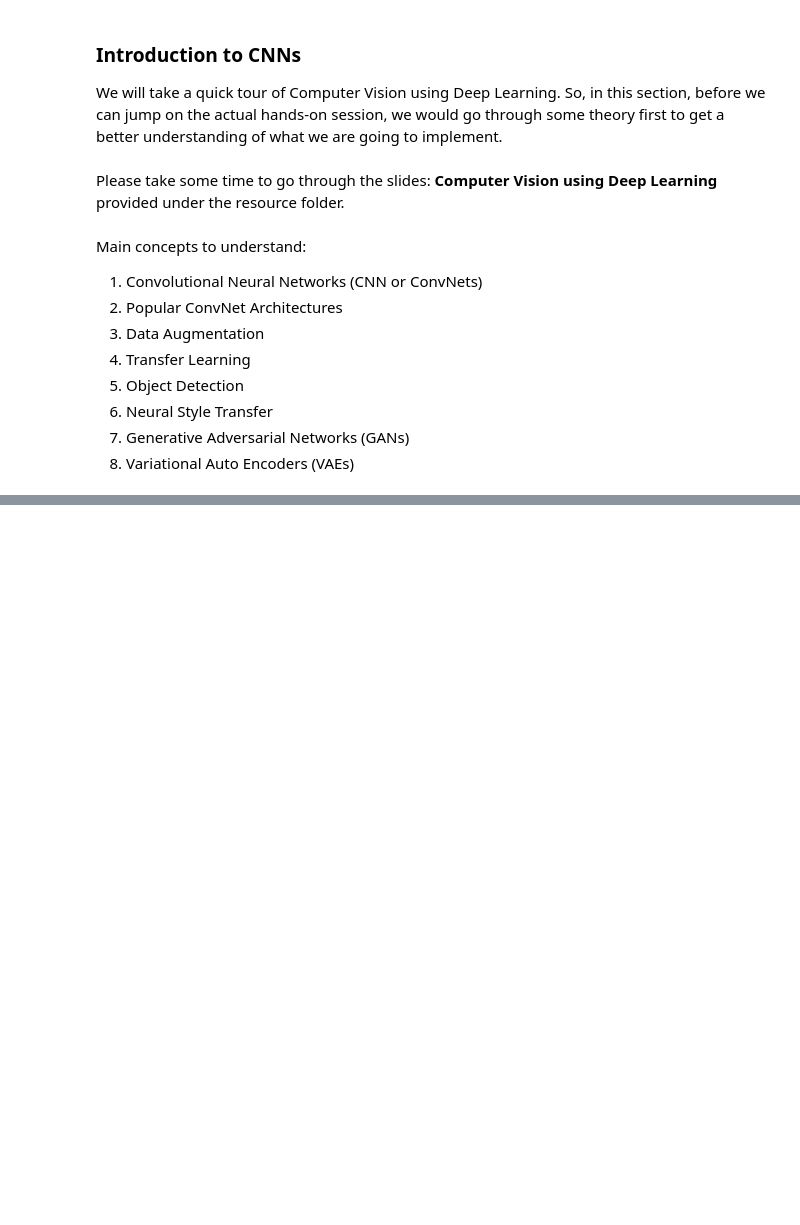
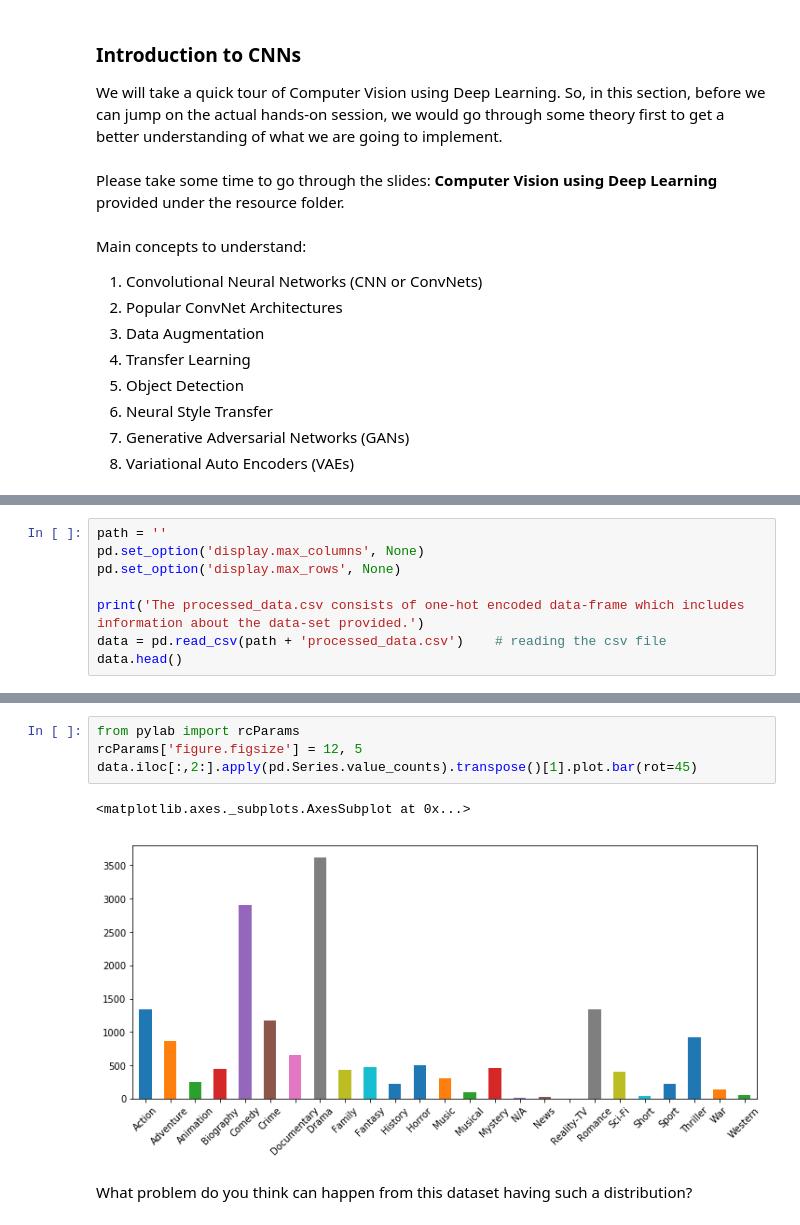
Before and after one commit to adib0073/MUST_ACADEMY-Computer_Vision, a Jupyter notebook: Notebooks/Hour 4 – Exploring the world of Deep Learning.ipynb, the cells around one changed output, grey strips where cells are left out. Saved outputs shown, nothing was run; the diff lists cells and outputs as text; blank space fills up the shorter version.

```diff
--- a/Notebooks/Hour 4 – Exploring the world of Deep Learning.ipynb
+++ b/Notebooks/Hour 4 – Exploring the world of Deep Learning.ipynb
@@ -63,0 +123,8 @@ Main concepts to understand:
+# %%
+path = ''
+pd.set_option('display.max_columns', None)
+pd.set_option('display.max_rows', None)
+
+print('The processed_data.csv consists of one-hot encoded data-frame which includes information about the data-set provided.')
+data = pd.read_csv(path + 'processed_data.csv')    # reading the csv file
+data.head()
@@ -63,0 +139,9 @@ Main concepts to understand:
+# %%
+from pylab import rcParams
+rcParams['figure.figsize'] = 12, 5
+data.iloc[:,2:].apply(pd.Series.value_counts).transpose()[1].plot.bar(rot=45)
+# %% [output]
+<matplotlib.axes._subplots.AxesSubplot at 0x...>
+[figure, added]
+# %% [markdown]
+What problem do you think can happen from this dataset having such a distribution?
```
Also changed, not shown: parts of 11 cells of this notebook.
